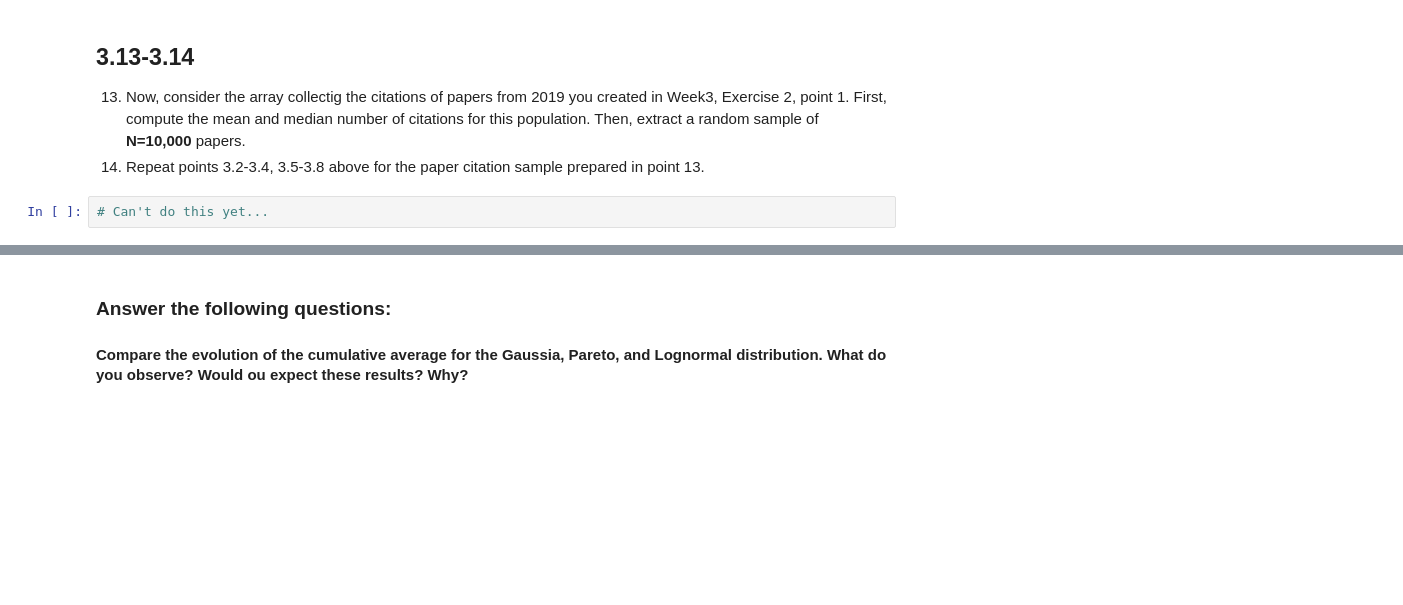
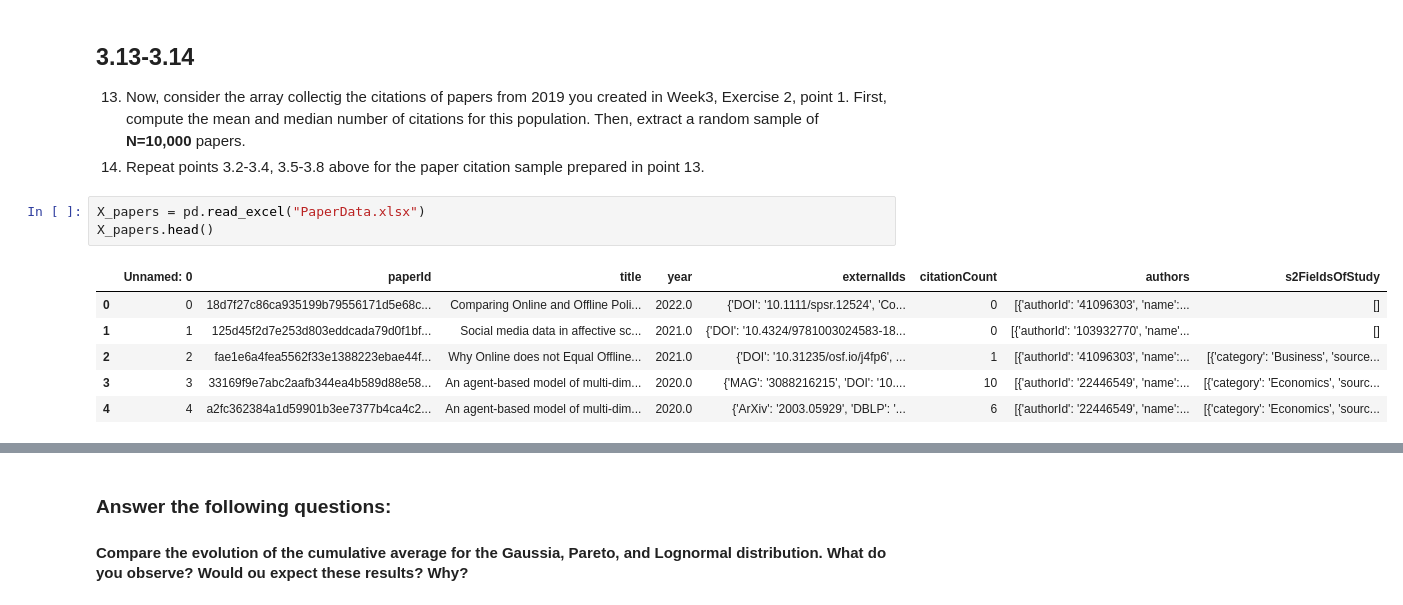
Before and after one commit to Rebekka-M/02467_CSS, a Jupyter notebook: Assignment_1.ipynb, the cells around one changed output, grey strips where cells are left out. Saved outputs shown, nothing was run; the diff lists cells and outputs as text; blank space fills up the shorter version.

```diff
--- a/Assignment_1.ipynb
+++ b/Assignment_1.ipynb
@@ -580,5 +583,13 @@ plt.show()
 ## 3.13-3.14
 13. Now, consider the array collectig the citations of papers from 2019 you created in Week3, Exercise 2, point 1. First, compute the mean and median number of citations for this population. Then, extract a random sample of **N=10,000** papers.
 14. Repeat points 3.2-3.4, 3.5-3.8 above for the paper citation sample prepared in point 13.
-# %%
-# Can't do this yet...
+# %%
+X_papers = pd.read_excel("PaperData.xlsx")
+X_papers.head()
+# %% [output]
+|  | Unnamed: 0 | paperId | title | year | externalIds | citationCount | authors | s2FieldsOfStudy |
+| 0 | 0 | 18d7f27c86ca935199b79556171d5e68c... | Comparing Online and Offline Poli... | 2022.0 | {'DOI': '10.1111/spsr.12524', 'Co... | 0 | [{'authorId': '41096303', 'name':... | [] |
+| 1 | 1 | 125d45f2d7e253d803eddcada79d0f1bf... | Social media data in affective sc... | 2021.0 | {'DOI': '10.4324/9781003024583-18... | 0 | [{'authorId': '103932770', 'name'... | [] |
+| 2 | 2 | fae1e6a4fea5562f33e1388223ebae44f... | Why Online does not Equal Offline... | 2021.0 | {'DOI': '10.31235/osf.io/j4fp6', ... | 1 | [{'authorId': '41096303', 'name':... | [{'category': 'Business', 'source... |
+| 3 | 3 | 33169f9e7abc2aafb344ea4b589d88e58... | An agent-based model of multi-dim... | 2020.0 | {'MAG': '3088216215', 'DOI': '10.... | 10 | [{'authorId': '22446549', 'name':... | [{'category': 'Economics', 'sourc... |
+| 4 | 4 | a2fc362384a1d59901b3ee7377b4ca4c2... | An agent-based model of multi-dim... | 2020.0 | {'ArXiv': '2003.05929', 'DBLP': '... | 6 | [{'authorId': '22446549', 'name':... | [{'category': 'Economics', 'sourc... |
```
Also changed, not shown: parts of 9 cells of this notebook.
